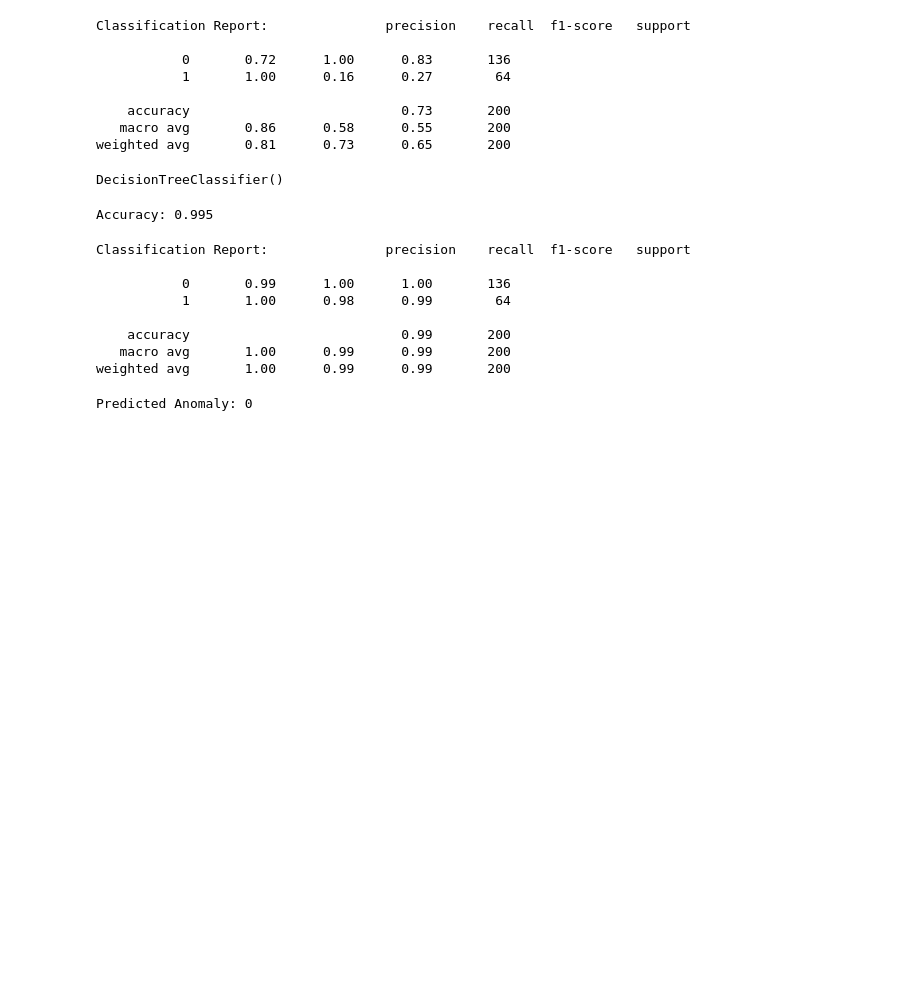
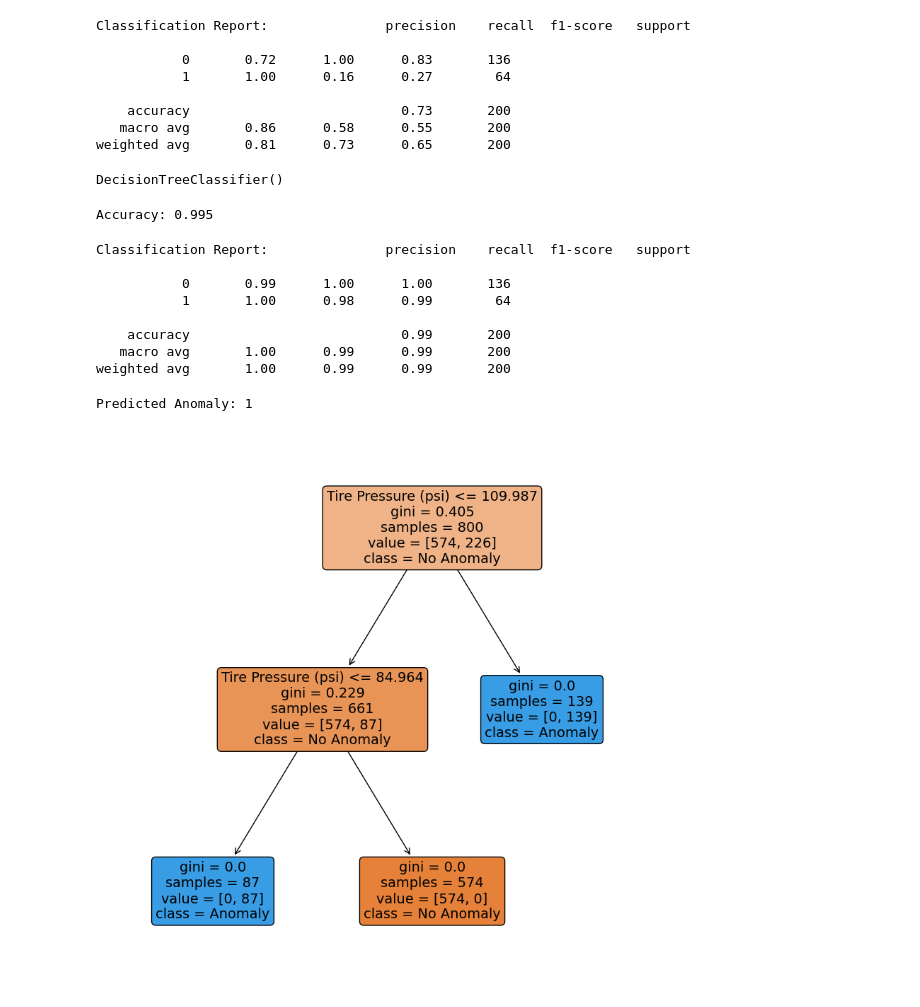
Before and after one commit to SwekeR-463/SiH-DaLa, a Jupyter notebook: tyrepressure_data.ipynb, the cells around one changed output. Drawn from its saved outputs; the diff is of its cells as text; code cells hidden in the pictures; blank space fills up the shorter version.

```diff
--- a/tyrepressure_data.ipynb
+++ b/tyrepressure_data.ipynb
@@ -112,7 +112,16 @@ def predict(payload, awss, tire_pressure, temperature, model):
     anomaly_pred = model.predict(new_data)
     return anomaly_pred[0]
 # %%
-pred = predict(153.68, 0.34, 95.76, 25.68, dt)
+pred = predict(153.68, 0.34, 115.76, 25.68, dt)
 print(f"Predicted Anomaly: {pred}")
 # %% [output]
-Predicted Anomaly: 0
+Predicted Anomaly: 1
+# %%
+import matplotlib.pyplot as plt
+from sklearn.tree import plot_tree
+
+plt.figure(figsize=(10,10))
+plot_tree(dt, filled=True, feature_names=X.columns, class_names=['No Anomaly', 'Anomaly'], rounded=True)
+plt.show()
+# %% [output]
+[figure, added]
```
